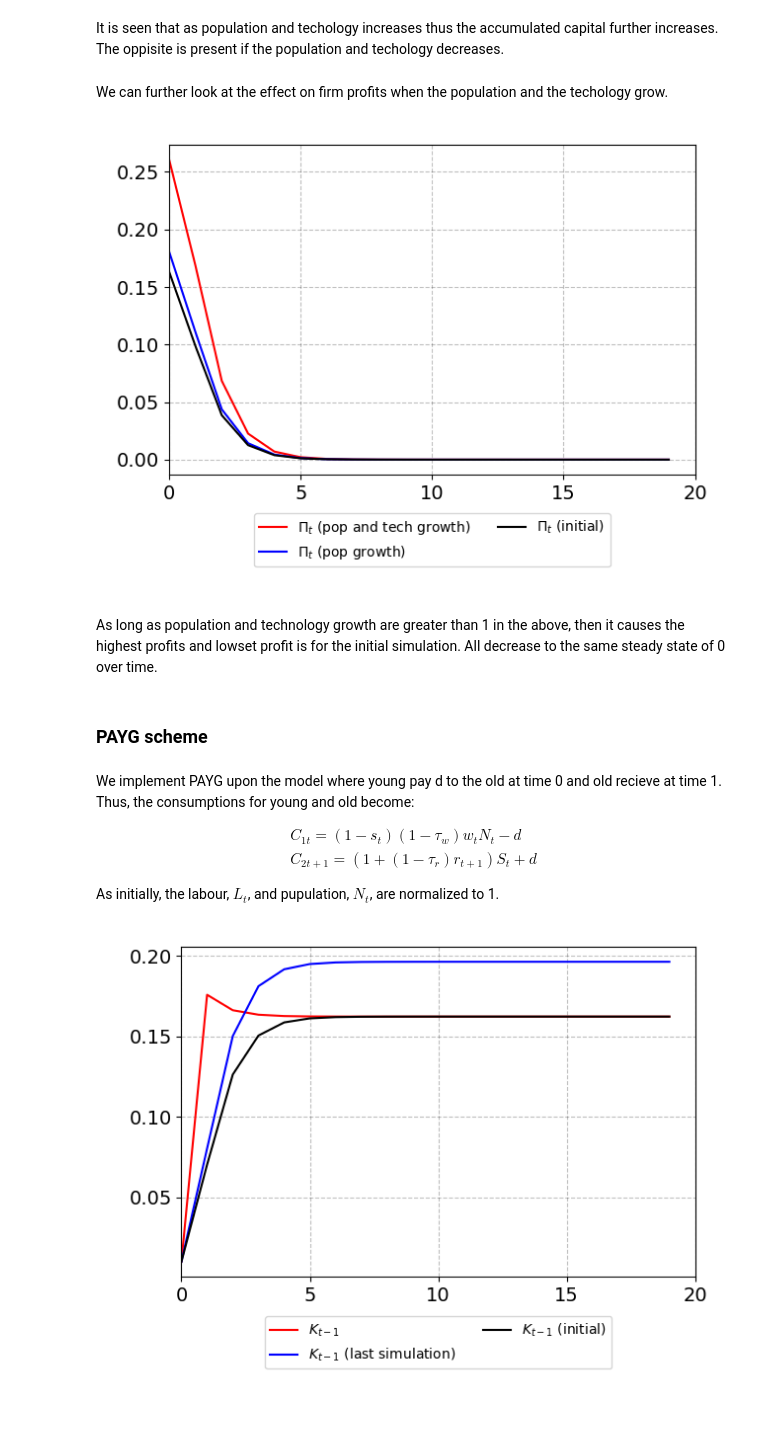
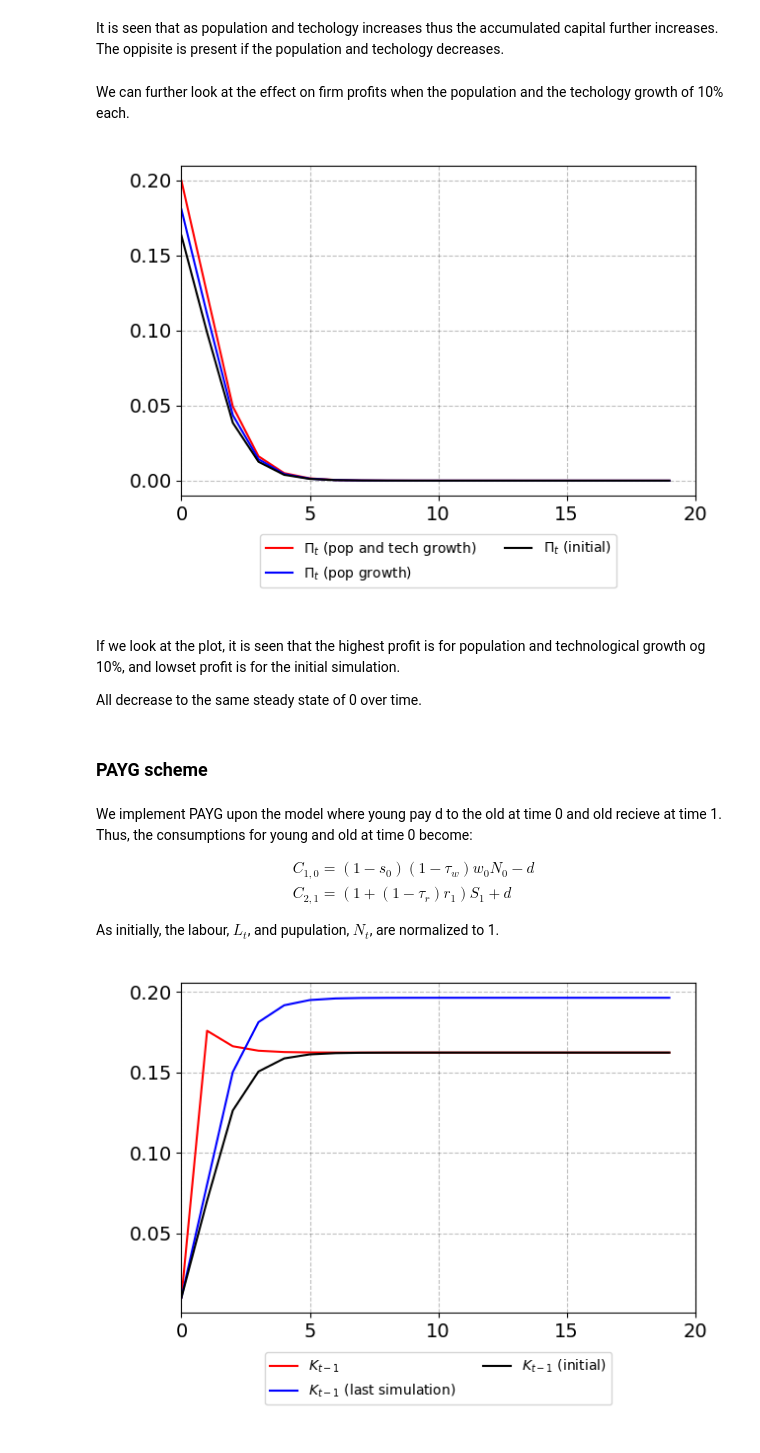
Before and after one commit to NumEconCopenhagen/projects-2023-cbjk, a Jupyter notebook: modelproject/modelproject.ipynb, the cells around one changed output. Cells and saved outputs as stored; diff of their text form; code cells hidden in the pictures.

```diff
--- a/modelproject/modelproject.ipynb
+++ b/modelproject/modelproject.ipynb
@@ -318,22 +325,40 @@ FloatSlider(value=1.0, description='At', max=2.0, min=0.1)
 # %% [markdown]
 It is seen that as population and techology increases thus the accumulated capital further increases. The oppisite is present if the population and techology decreases.
 # %% [markdown]
-We can further look at the effect on firm profits when the population and the techology grow.
+We can further look at the effect on firm profits when the population and the techology growth of 10% each.
-# %%
-plot_pi(pi_n_At = model2.sim.pi, pi_n = model1.sim.pi, pi_int = model.sim.pi)
-# %% [output]
-[figure, removed]
+# %%
+# a. call the class and set par and sim
+model21 = OLGclass()
+par = model21.par
+sim = model21.sim
+
+# b. government
+sim.balanced_budget[:] = True
+
+# c. population and technological growth
+par.n = 1.1
+par.At = 1.1
+
+# d.
+model21.sim_model()
+
+# e.
+plot_pi(pi_n_At = model21.sim.pi, pi_n = model1.sim.pi, pi_int = model.sim.pi)
+# %% [output]
+[figure, added]
 # %% [markdown]
-As long as population and technology growth are greater than 1 in the above, then it causes the highest profits and lowset profit is for the initial simulation. All decrease to the same steady state of 0 over time.
+If we look at the plot, it is seen that the highest profit is for population and technological growth og 10%, and lowset profit is for the initial simulation.
+
+All decrease to the same steady state of 0 over time.
 # %% [markdown]
 ### PAYG scheme
 # %% [markdown]
-We implement PAYG upon the model where young pay d to the old at time 0 and old recieve at time 1. Thus, the consumptions for young and old become:
+We implement PAYG upon the model where young pay d to the old at time 0 and old recieve at time 1. Thus, the consumptions for young and old at time 0 become:
 
 $$
 \begin{aligned}
-& C_{1t} = (1-s_{t})(1-\tau_{w})w_{t}N_{t} - d\\
-& C_{2t+1} = (1+(1-\tau_{r})r_{t+1})S_{t} + d
+& C_{1,0} = (1-s_{0})(1-\tau_{w})w_{0}N_{0} - d\\
+& C_{2,1} = (1+(1-\tau_{r})r_{1})S_{1} + d
 \end{aligned}
 $$
 
```
Also changed, not shown: parts of 2 cells of this notebook, 1 other file.
